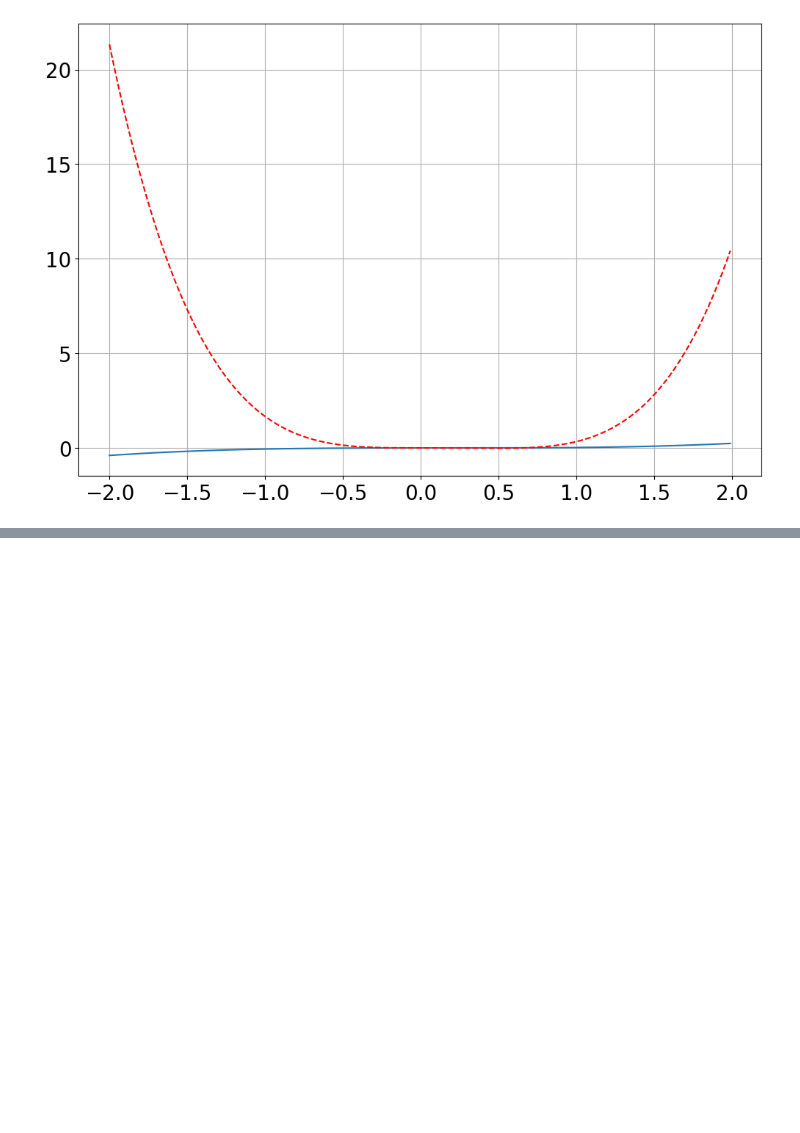
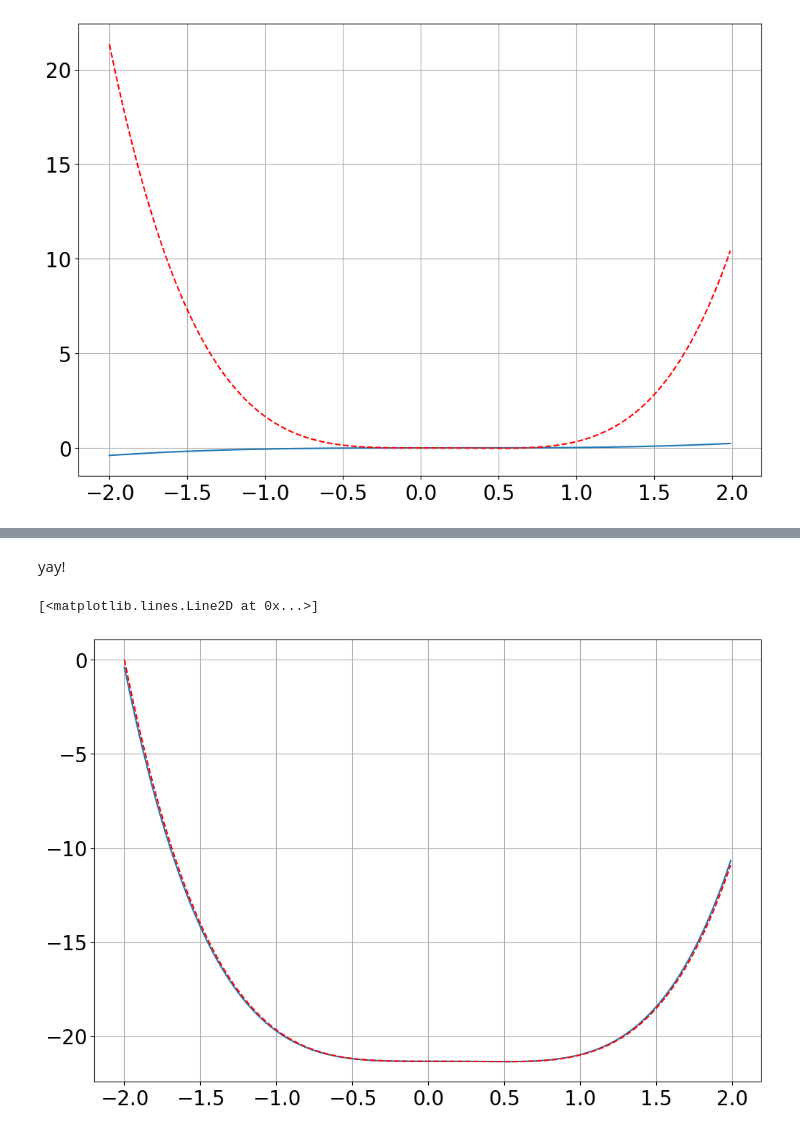
Before and after one commit to bblais/Computer-Programming-for-the-Sciences-Spring-2024, a Jupyter notebook: Sprint #1 - Algorithms and Simulation/2024-02-01 - Derivatives Integrals and Maxima Oh My.ipynb, the cells around one changed output, grey strips where cells are left out. Drawn from its saved outputs; the diff is of its cells as text; code cells hidden in the pictures; blank space fills up the shorter version.

```diff
--- a/Sprint #1 - Algorithms and Simulation/2024-02-01 - Derivatives Integrals and Maxima Oh My.ipynb
+++ b/Sprint #1 - Algorithms and Simulation/2024-02-01 - Derivatives Integrals and Maxima Oh My.ipynb
@@ -159,0 +201,10 @@ plot(x,area_expected,'r--')
+# %% [markdown]
+yay!
+# %%
+plot(x,area)
+
+area_expected=x**4-2*x**3/3-(x_start**4-2*x_start**3/3)
+plot(x,area_expected,'r--')
+# %% [output]
+[<matplotlib.lines.Line2D at 0x...>]
+[figure, added]
```
Also changed, not shown: parts of 6 cells of this notebook, 2 other files.
